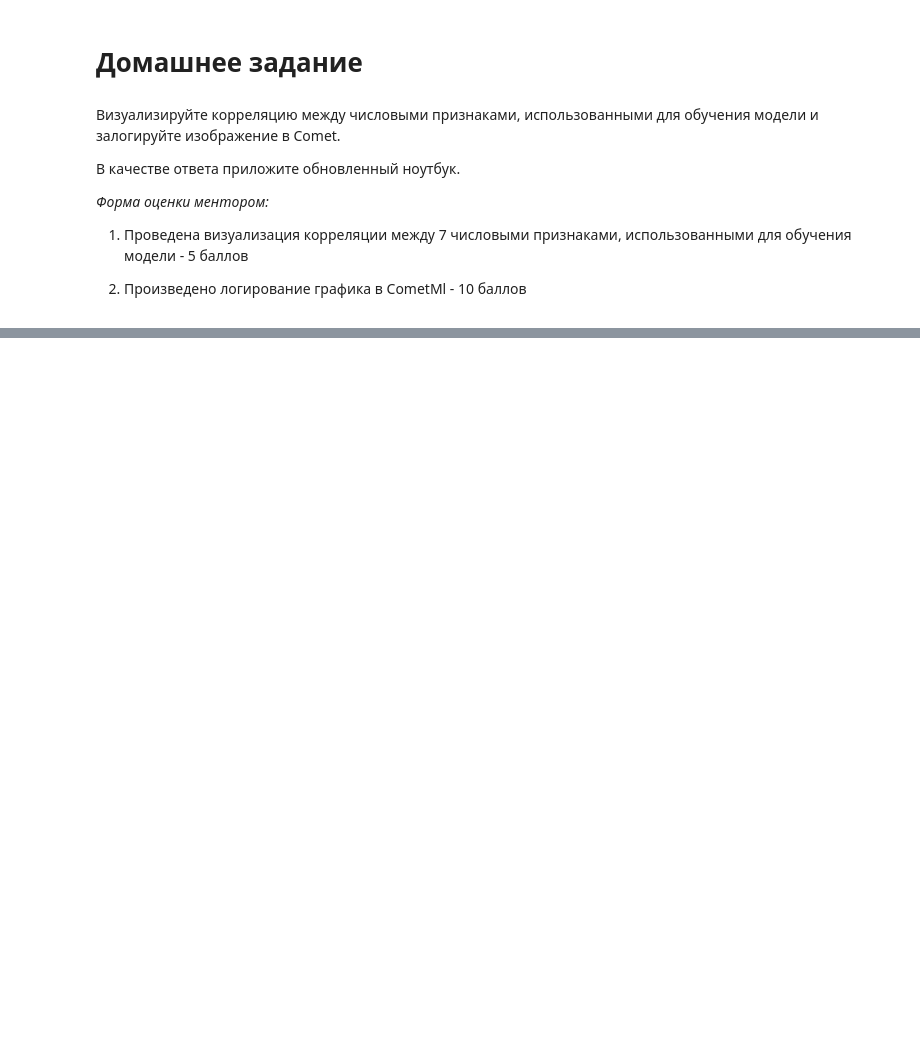
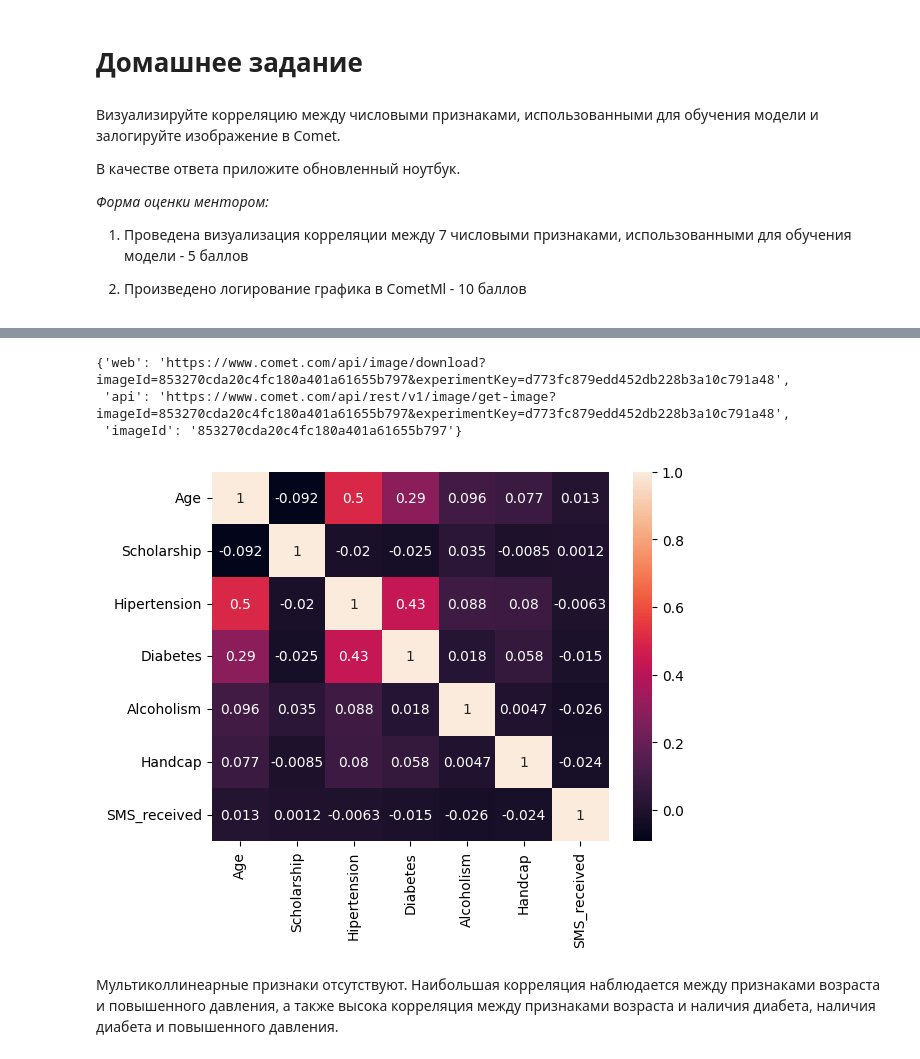
Before and after one commit to Natalia-Kuvshinnikova/Skillfactory-files, a Jupyter notebook: eda-5/HW_eda5.ipynb, the cells around one changed output, grey strips where cells are left out. Drawn from its saved outputs; the diff is of its cells as text; code cells hidden in the pictures; blank space fills up the shorter version.

```diff
--- a/eda-5/HW_eda5.ipynb
+++ b/eda-5/HW_eda5.ipynb
@@ -244,3 +240,5 @@ COMET INFO:
 1) Проведена визуализация корреляции между 7 числовыми признаками, использованными для обучения модели - 5 баллов
 
 2) Произведено логирование графика в CometMl - 10 баллов
+# %%
+numeric_data=df.drop(['AppointmentID', 'PatientId','Gender' ,'ScheduledDay', 'AppointmentDay', 'Neighbourhood', 'No-show'], axis=1, inplace = False)
@@ -246,0 +263,11 @@ COMET INFO:
+# %%
+sns.heatmap(numeric_data.corr(), annot = True)
+#логируем тепловую карту
+experiment.log_figure(figure=plt)
+# %% [output]
+{'web': 'https://www.comet.com/api/image/download?imageId=853270cda20c4fc180a401a61655b797&experimentKey=d773fc879edd452db228b3a10c791a48',
+ 'api': 'https://www.comet.com/api/rest/v1/image/get-image?imageId=853270cda20c4fc180a401a61655b797&experimentKey=d773fc879edd452db228b3a10c791a48',
+ 'imageId': '853270cda20c4fc180a401a61655b797'}
+[figure, added]
+# %% [markdown]
+Мультиколлинеарные признаки отсутствуют. Наибольшая корреляция наблюдается между признаками возраста и повышенного давления, а также высока корреляция между признаками возраста и наличия диабета, наличия диабета и повышенного давления.
```
Also changed, not shown: parts of 8 cells of this notebook, 1 other file.
